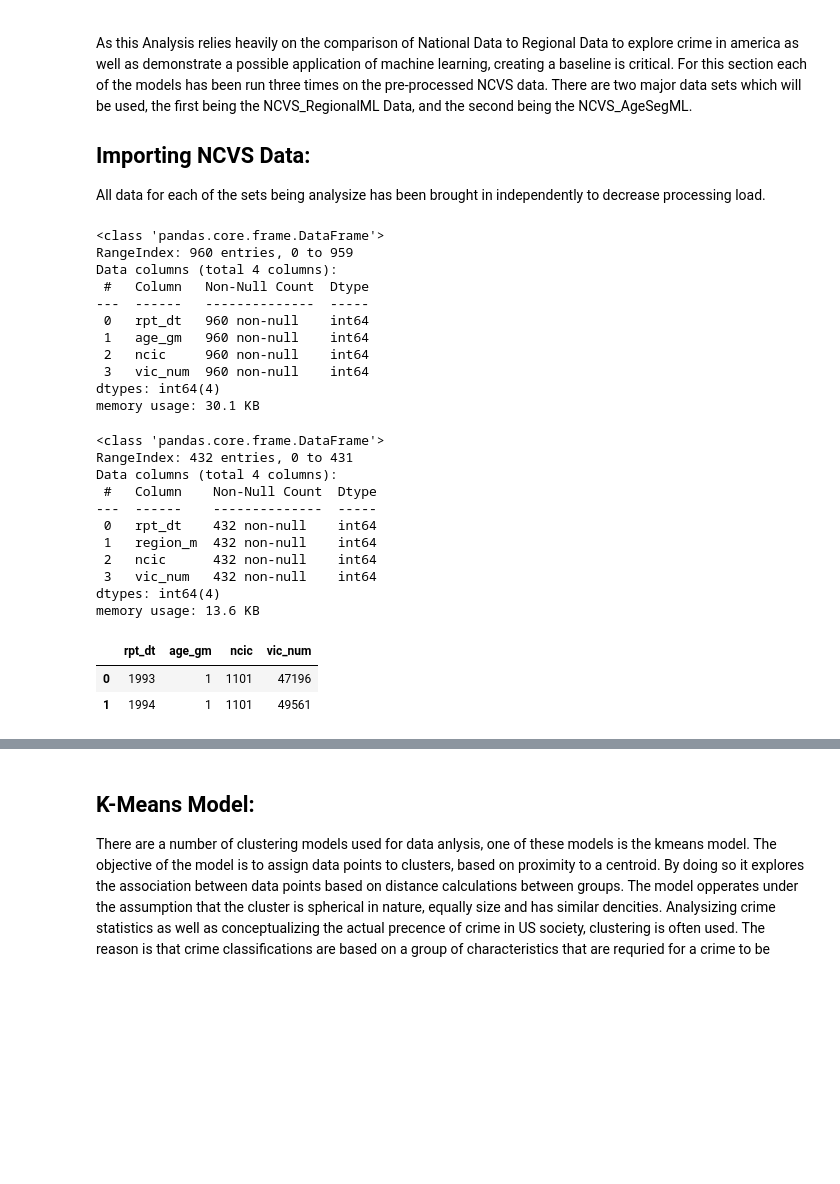
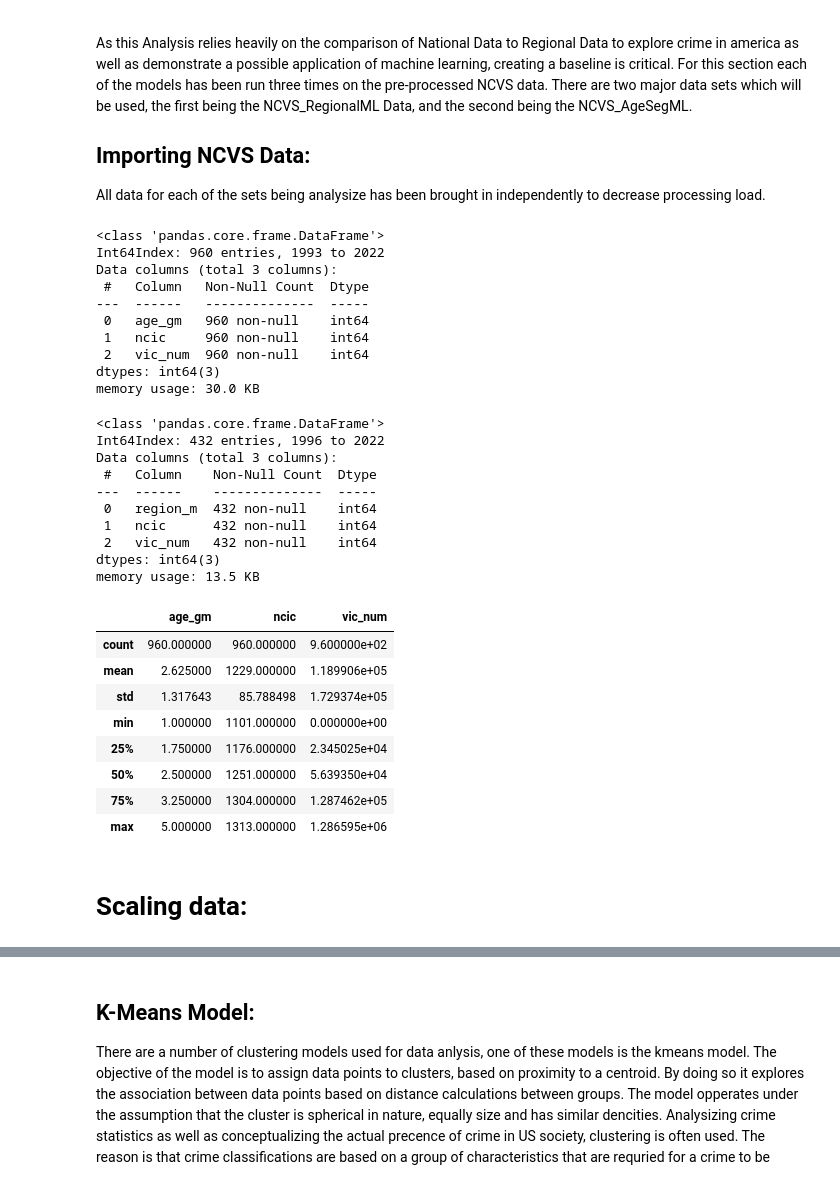
Before and after one commit to accoffin12/CrimeVictimAnalysis_Capstone, a Jupyter notebook: Clustering Models Developed for Predictive Modeling.ipynb, the cells around one changed output, grey strips where cells are left out. Cells and saved outputs as stored; diff of their text form; code cells hidden in the pictures; blank space fills up the shorter version.

Commit message:
Completed K-Means NCVS Data

```diff
--- a/Clustering Models Developed for Predictive Modeling.ipynb
+++ b/Clustering Models Developed for Predictive Modeling.ipynb
@@ -106,40 +89,46 @@ As this Analysis relies heavily on the comparison of National Data to Regional D
 ## Importing NCVS Data:
 All data for each of the sets being analysize has been brought in independently to decrease processing load.
 # %%
-NCVS_AgeSeg = pd.read_csv('Data/ML_PreProcess/NCVS_AgeSegML.csv')
-NCVS_Region = pd.read_csv('Data/ML_PreProcess/NCVS_RegionSegML.csv')
+NCVS_AgeSeg = pd.read_csv('Data/ML_PreProcess/NCVS_AgeSegML.csv', index_col= 'rpt_dt')
+NCVS_Region = pd.read_csv('Data/ML_PreProcess/NCVS_RegionSegML.csv', index_col='rpt_dt')
 # %%
 NCVS_AgeSeg.info()
 # %% [output]
 <class 'pandas.core.frame.DataFrame'>
-RangeIndex: 960 entries, 0 to 959
-Data columns (total 4 columns):
+Int64Index: 960 entries, 1993 to 2022
+Data columns (total 3 columns):
  #   Column   Non-Null Count  Dtype
 ---  ------   --------------  -----
- 0   rpt_dt   960 non-null    int64
- 1   age_gm   960 non-null    int64
- 2   ncic     960 non-null    int64
- 3   vic_num  960 non-null    int64
-dtypes: int64(4)
-memory usage: 30.1 KB
+ 0   age_gm   960 non-null    int64
+ 1   ncic     960 non-null    int64
+ 2   vic_num  960 non-null    int64
+dtypes: int64(3)
+memory usage: 30.0 KB
 # %%
 NCVS_Region.info()
 # %% [output]
 <class 'pandas.core.frame.DataFrame'>
-RangeIndex: 432 entries, 0 to 431
-Data columns (total 4 columns):
+Int64Index: 432 entries, 1996 to 2022
+Data columns (total 3 columns):
  #   Column    Non-Null Count  Dtype
 ---  ------    --------------  -----
- 0   rpt_dt    432 non-null    int64
- 1   region_m  432 non-null    int64
- 2   ncic      432 non-null    int64
- 3   vic_num   432 non-null    int64
-dtypes: int64(4)
-memory usage: 13.6 KB
+ 0   region_m  432 non-null    int64
+ 1   ncic      432 non-null    int64
+ 2   vic_num   432 non-null    int64
+dtypes: int64(3)
+memory usage: 13.5 KB
 # %%
 # file over view
-NCVS_AgeSeg.head(2)
+NCVS_AgeSeg.describe()
 # %% [output]
-|  | rpt_dt | age_gm | ncic | vic_num |
-| 0 | 1993 | 1 | 1101 | 47196 |
-| 1 | 1994 | 1 | 1101 | 49561 |
+|  | age_gm | ncic | vic_num |
+| count | 960.000000 | 960.000000 | 9.600000e+02 |
+| mean | 2.625000 | 1229.000000 | 1.189906e+05 |
+| std | 1.317643 | 85.788498 | 1.729374e+05 |
+| min | 1.000000 | 1101.000000 | 0.000000e+00 |
+| 25% | 1.750000 | 1176.000000 | 2.345025e+04 |
+| 50% | 2.500000 | 1251.000000 | 5.639350e+04 |
+| 75% | 3.250000 | 1304.000000 | 1.287462e+05 |
+| max | 5.000000 | 1313.000000 | 1.286595e+06 |
+# %% [markdown]
+# Scaling data:
```
Also changed, not shown: parts of 62 cells of this notebook, 12 other files.
